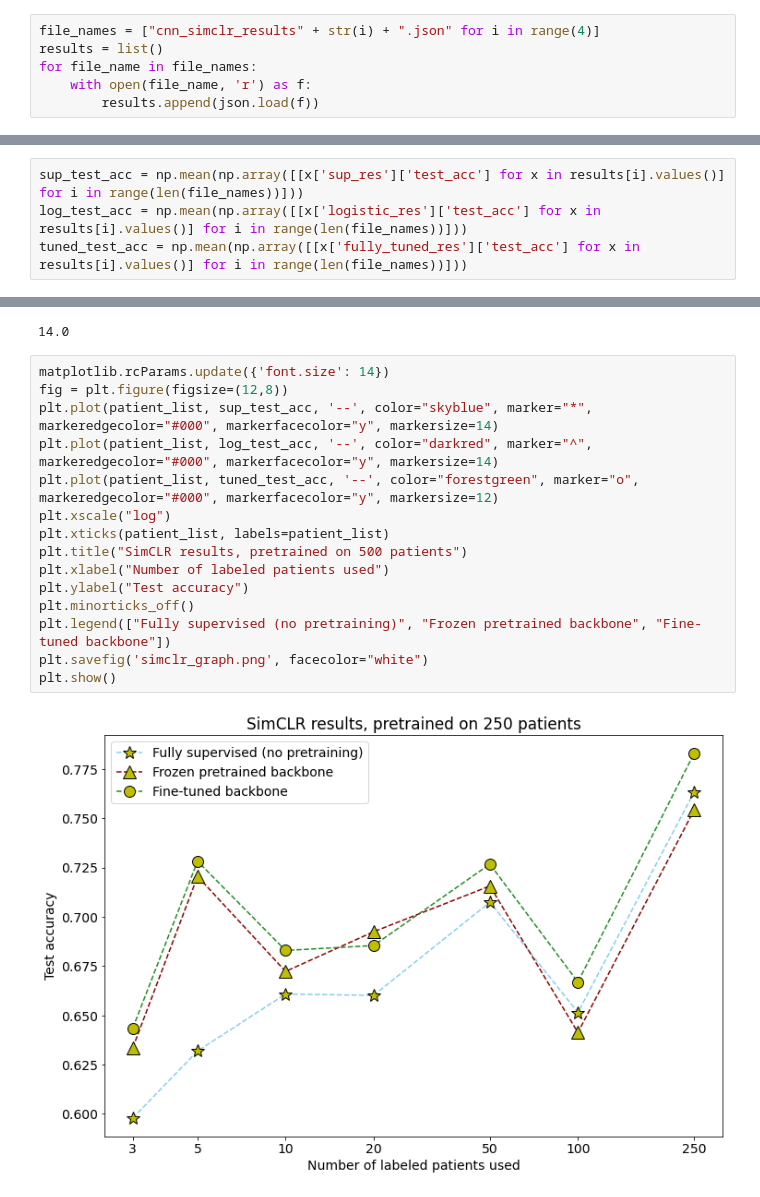
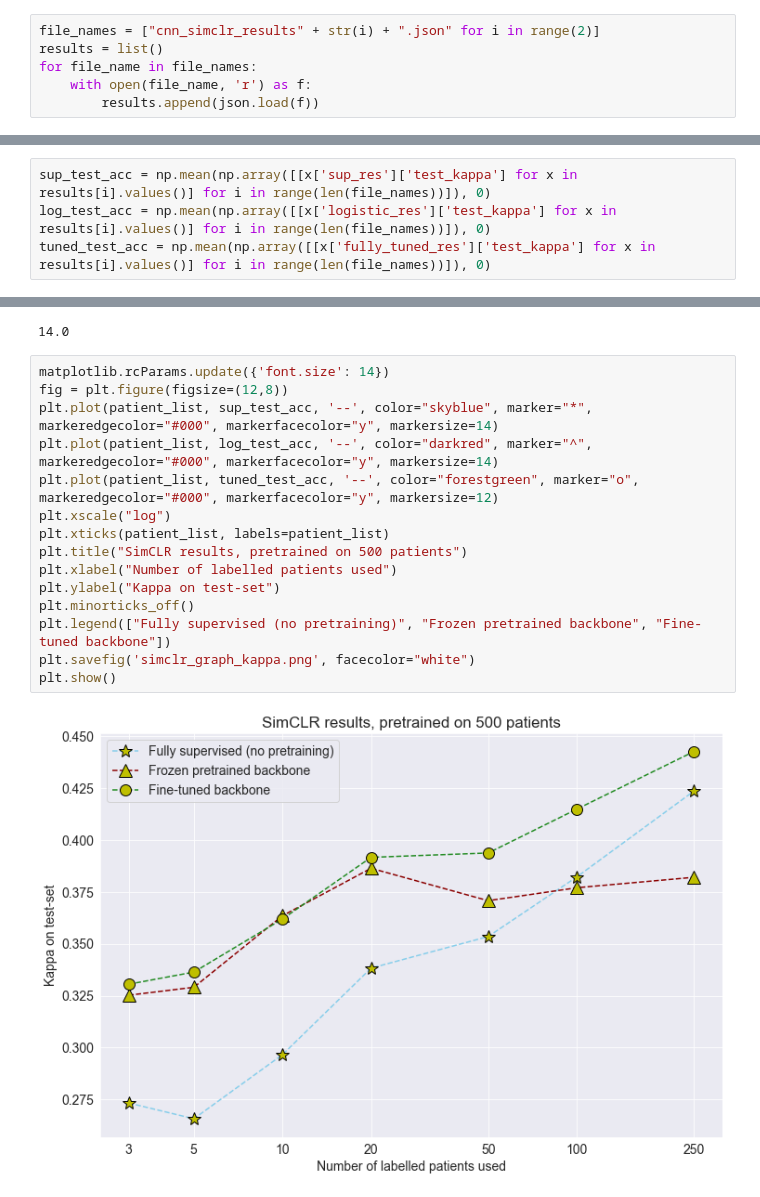
Before and after one commit to TomS55555/thesis, a Jupyter notebook: results/plot_results.ipynb, the cells around one changed output, grey strips where cells are left out. Drawn from its saved outputs; the diff is of its cells as text.

```diff
--- a/results/plot_results.ipynb
+++ b/results/plot_results.ipynb
@@ -3,7 +3,7 @@ import json
 import matplotlib.pyplot as plt
 import numpy as np
 # %%
-file_names = ["cnn_simclr_results" + str(i) + ".json" for i in range(4)]
+file_names = ["cnn_simclr_results" + str(i) + ".json" for i in range(2)]
 results = list()
 for file_name in file_names:
     with open(file_name, 'r') as f:
@@ -11,9 +11,9 @@ for file_name in file_names:
 # %%
 patient_list = [int(x.split("=")[1]) for x in results[0].keys()]
 # %%
-sup_test_acc = np.mean(np.array([[x['sup_res']['test_acc'] for x in results[i].values()] for i in range(len(file_names))]))
-log_test_acc = np.mean(np.array([[x['logistic_res']['test_acc'] for x in results[i].values()] for i in range(len(file_names))]))
-tuned_test_acc = np.mean(np.array([[x['fully_tuned_res']['test_acc'] for x in results[i].values()] for i in range(len(file_names))]))
+sup_test_acc = np.mean(np.array([[x['sup_res']['test_kappa'] for x in results[i].values()] for i in range(len(file_names))]), 0)
+log_test_acc = np.mean(np.array([[x['logistic_res']['test_kappa'] for x in results[i].values()] for i in range(len(file_names))]), 0)
+tuned_test_acc = np.mean(np.array([[x['fully_tuned_res']['test_kappa'] for x in results[i].values()] for i in range(len(file_names))]), 0)
 # %%
 import matplotlib
 matplotlib.rcParams['font.size']
@@ -22,17 +22,17 @@ matplotlib.rcParams['font.size']
 # %%
 matplotlib.rcParams.update({'font.size': 14})
 fig = plt.figure(figsize=(12,8))
 plt.plot(patient_list, sup_test_acc, '--', color="skyblue", marker="*", markeredgecolor="#000", markerfacecolor="y", markersize=14)
 plt.plot(patient_list, log_test_acc, '--', color="darkred", marker="^", markeredgecolor="#000", markerfacecolor="y", markersize=14)
 plt.plot(patient_list, tuned_test_acc, '--', color="forestgreen", marker="o", markeredgecolor="#000", markerfacecolor="y", markersize=12)
 plt.xscale("log")
 plt.xticks(patient_list, labels=patient_list)
 plt.title("SimCLR results, pretrained on 500 patients")
-plt.xlabel("Number of labeled patients used")
-plt.ylabel("Test accuracy")
+plt.xlabel("Number of labelled patients used")
+plt.ylabel("Kappa on test-set")
 plt.minorticks_off()
 plt.legend(["Fully supervised (no pretraining)", "Frozen pretrained backbone", "Fine-tuned backbone"])
-plt.savefig('simclr_graph.png', facecolor="white")
+plt.savefig('simclr_graph_kappa.png', facecolor="white")
 plt.show()
 # %% [output]
-[figure, old version]
+[figure, new version]
```
Also changed, not shown: 2 other files.
